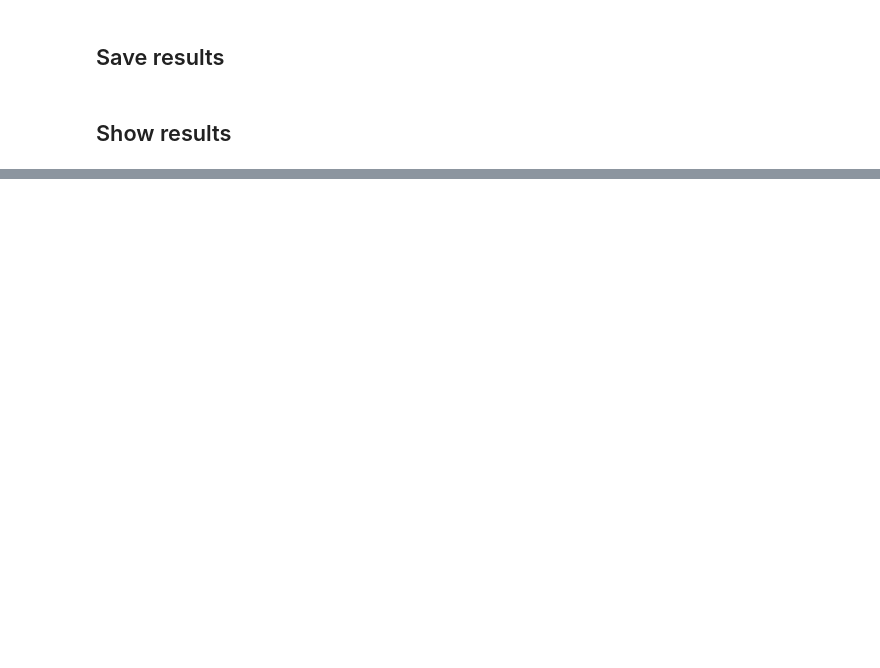
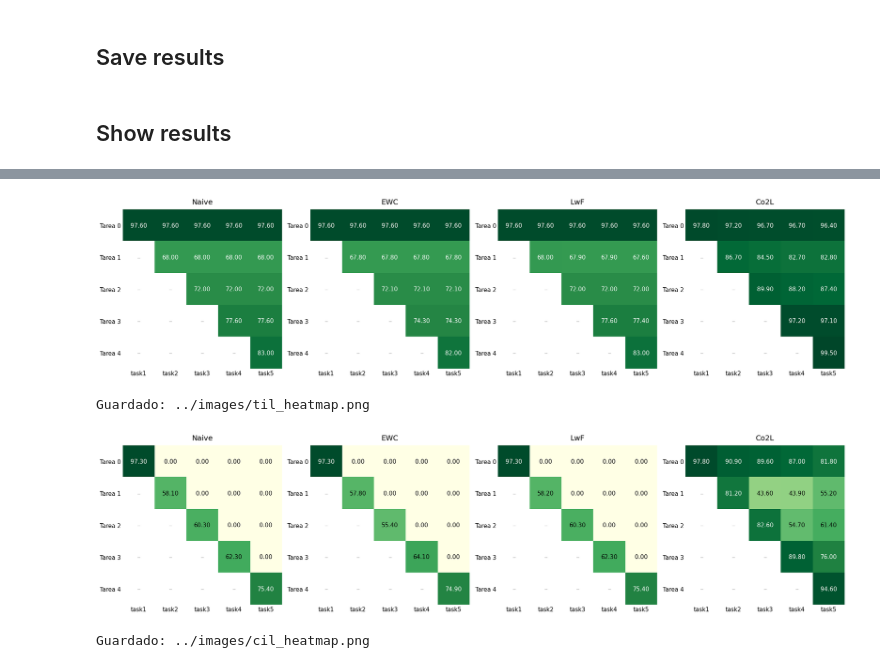
Before and after one commit to LucioLuque/Vision_Artificial_Avanzada-TP1-Continual_Learning, a Jupyter notebook: notebooks/parte43.ipynb, the cells around one changed output, grey strips where cells are left out. Drawn from its saved outputs; the diff is of its cells as text; code cells hidden in the pictures; blank space fills up the shorter version.

```diff
--- a/notebooks/parte43.ipynb
+++ b/notebooks/parte43.ipynb
@@ -837,0 +872,68 @@ All average validation accuracies per task:
+# %%
+import matplotlib.pyplot as plt
+import numpy as np
+
+def build_matrix(snapshots):
+    n = len(snapshots[-1])  # número total de tareas
+    matrix = np.full((n, n), np.nan)
+    for step, row in enumerate(snapshots):
+        for task_idx, val in enumerate(row):
+            matrix[task_idx, step] = val
+    return matrix
+
+def plot_heatmaps(setting, filename):
+    """
+    setting: 'til' o 'cil'
+    """
+    models = list(all_val_accs_dic.keys())
+    n_tasks = 5
+    task_labels = [f'Tarea {i}' for i in range(n_tasks)]
+
+    fig, axes = plt.subplots(1, len(models), figsize=(5 * len(models), 5))
+    fig.patch.set_facecolor('white')
+
+    for ax, model in zip(axes, models):
+        snapshots = all_val_accs_dic[model][setting]
+        matrix = build_matrix(snapshots)
+
+        ax.imshow(np.zeros((n_tasks, n_tasks)), cmap='Greys',
+                  vmin=0, vmax=1, alpha=0.08, aspect='auto')
+
+        masked = np.ma.masked_invalid(matrix)
+        ax.imshow(masked, cmap='YlGn', vmin=0, vmax=1, aspect='auto')
+
+        for i in range(n_tasks):
+            for j in range(n_tasks):
+                val = matrix[i, j]
+                if not np.isnan(val):
+                    text_color = 'white' if val > 0.65 else 'black'
+                    ax.text(j, i, f'{val*100:.2f}',
+                            ha='center', va='center',
+                            fontsize=11, color=text_color, fontweight='500')
+                else:
+                    ax.text(j, i, '–',
+                            ha='center', va='center',
+                            fontsize=13, color='#bbbbbb')
+
+        ax.set_title(model, fontsize=14, fontweight='500', pad=10)
+        ax.set_xticks(range(n_tasks))
+        ax.set_xticklabels([f'task{i+1}' for i in range(n_tasks)], fontsize=11)
+        ax.set_yticks(range(n_tasks))
+        ax.set_yticklabels(task_labels, fontsize=11)
+        ax.tick_params(length=0)
+        for spine in ax.spines.values():
+            spine.set_visible(False)
+
+    plt.tight_layout()
+    plt.savefig(filename, dpi=150, bbox_inches='tight')
+    plt.show()
+    print(f'Guardado: {filename}')
+
+
+plot_heatmaps('til', '../images/til_heatmap.png')
+plot_heatmaps('cil', '../images/cil_heatmap.png')
+# %% [output]
+[figure, added]
+Guardado: ../images/til_heatmap.png
+[figure, added]
+Guardado: ../images/cil_heatmap.png
```
Also changed, not shown: parts of 16 cells of this notebook, 18 other files.
